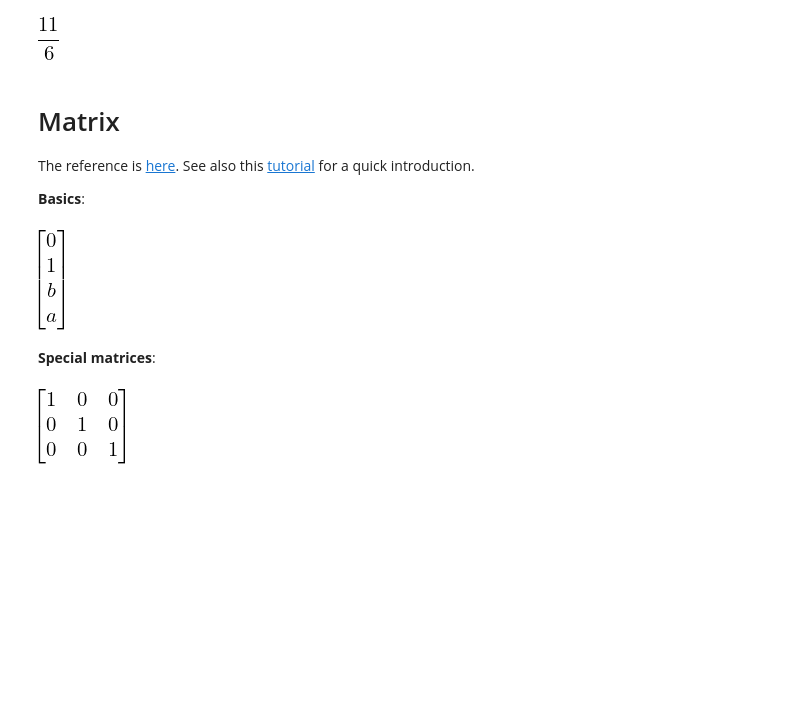
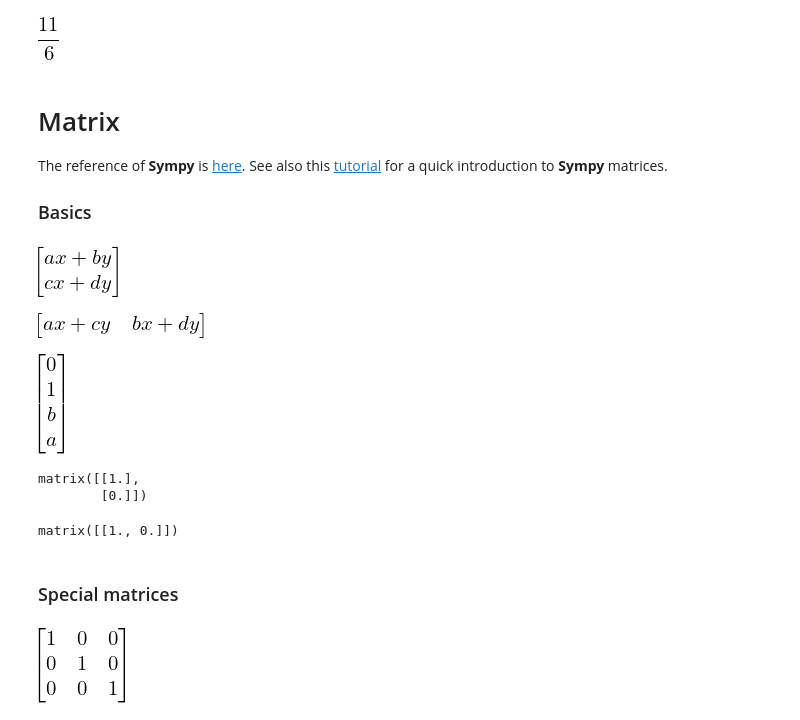
Before and after one commit to greglan/python, a Jupyter notebook: maths/maths-demo.ipynb, the cells around one changed output. Saved outputs shown, nothing was run; the diff lists cells and outputs as text; code cells hidden in the pictures; blank space fills up the shorter version.

```diff
--- a/maths/sympy-demo.ipynb
+++ b/maths/maths-demo.ipynb
@@ -12,6 +14,10 @@ x = symbols('x') # Declare new variable
 y = symbols('y')
 a = symbols('a', commutative=False)
 b = symbols('b', commutative=False)
+a = symbols('a')
+b = symbols('b')
+c = symbols('c')
+d = symbols('d')
 # %% [markdown]
 # Equations
 # %% [markdown]
@@ -32,11 +38,31 @@ integrate(x ** 2 + x + 1, (x, 0, 1))  # Give the value of the integral
 [figure]
 # %% [markdown]
 # Matrix
-The reference is [here](http://docs.sympy.org/latest/modules/matrices/matrices.html). See also this [tutorial](https://docs.sympy.org/latest/tutorial/matrices.html) for a quick introduction.
+The reference of **Sympy** is [here](http://docs.sympy.org/latest/modules/matrices/matrices.html). See also this [tutorial](https://docs.sympy.org/latest/tutorial/matrices.html) for a quick introduction to **Sympy** matrices.
 
-**Basics**:
+### Basics
 # %%
 n, m = 3, 4 # Used later for some matrices
+# %%
+M = Matrix([
+    [a, b],
+    [c, d]
+])
+
+U = Matrix([
+    [x],
+    [y]
+])
+
+M * U
+# %% [output]
+[figure, added]
+# %%
+U = Matrix([[x, y]])
+
+U * M
+# %% [output]
+[figure, added]
 # %%
 CNOT = Matrix([
 [1, 0, 0, 0],
@@ -45,11 +71,29 @@ CNOT = Matrix([
 [0, 0, 1, 0]
 ])
 
-CNOT * Matrix([0, 1, a, b])
+H = 1/np.sqrt(2) * np.matrix([
+    [1, 1],
+    [1, -1]
+])
+
+psi = 1/np.sqrt(2) * np.matrix([[1], [1]])
-# %% [output]
-[figure, removed]
+# %%
+CNOT * Matrix([0, 1, a, b])
+# %% [output]
+[figure, added]
+# %%
+ket = H.dot(psi)
+ket
+# %% [output]
+matrix([[1.],
+        [0.]])
+# %%
+bra = ket.transpose()
+bra
+# %% [output]
+matrix([[1., 0.]])
 # %% [markdown]
-**Special matrices**:
+### Special matrices
 # %%
 I_3 = eye(n) # Identity matrix
 I_3
```
Also changed, not shown: parts of 13 cells of this notebook, 4 other files.
